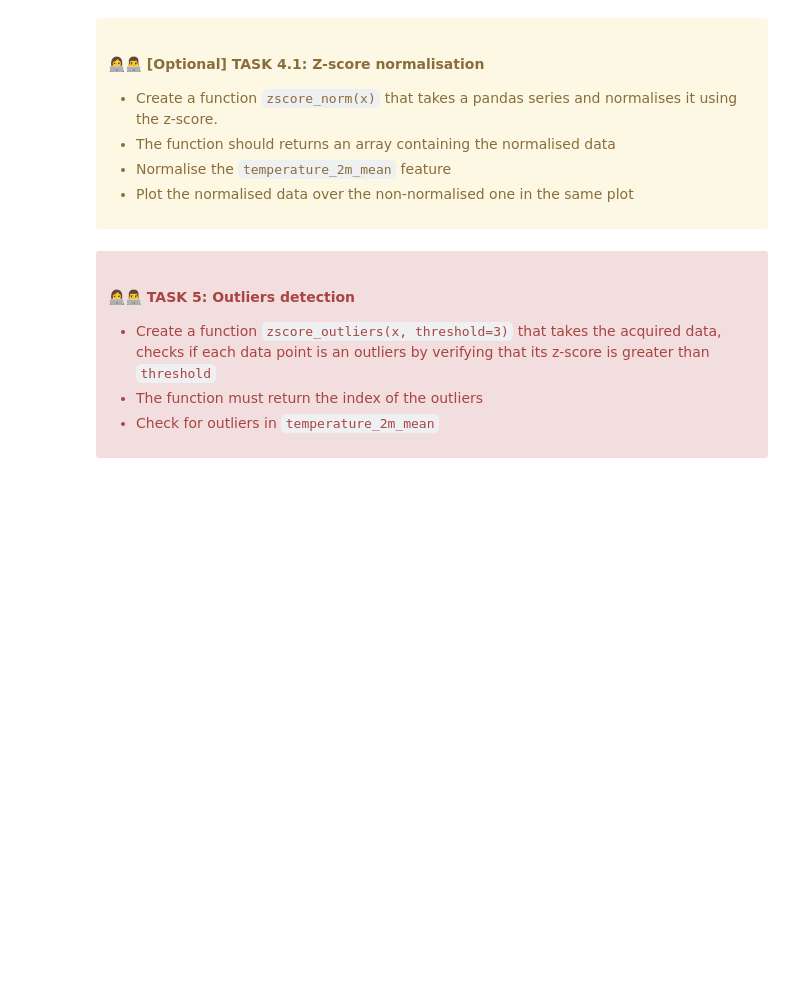
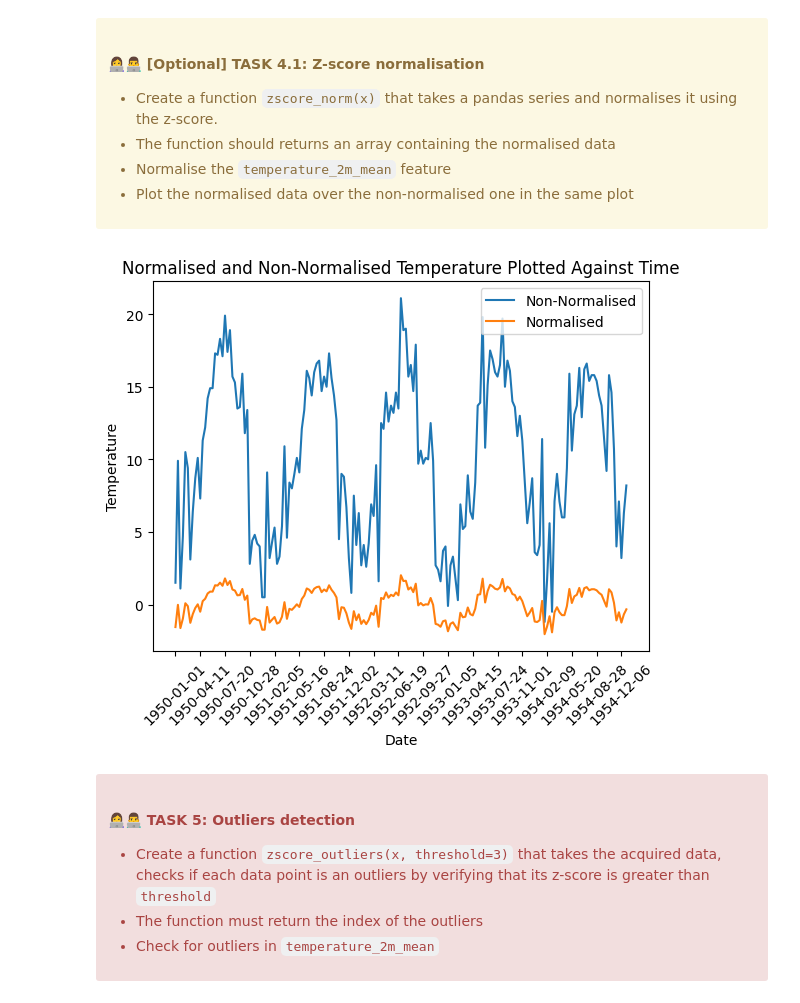
Before and after one commit to UCL-ELEC0136/3-data-processing-LeoPhh, a Jupyter notebook: 3-data-processing.ipynb, the cells around one changed output. Saved outputs shown, nothing was run; the diff lists cells and outputs as text; code cells hidden in the pictures; blank space fills up the shorter version.

```diff
--- a/3-data-processing.ipynb
+++ b/3-data-processing.ipynb
@@ -296,14 +304,28 @@ def minmax_norm(x: ArrayLike) -> ArrayLike:
 # %%
 def zscore_norm(x: ArrayLike) -> ArrayLike:
     """
     Normalises the data using the z-score normalization.
 
     Args:
         x (ArrayLike): data to be normalized
     Returns:
         (ArrayLike): normalized data
     """
     # add your code here
+    mean = np.mean(x)
+    standard_deviation = np.std(x)
+    return [(i-mean)/standard_deviation for i in x]
+
+znormalized = zscore_norm(list(time_series["temperature_2m_mean"]))
+
+X = list(time_series["time"])[0::10]
+Ys = [list(time_series["temperature_2m_mean"])[0::10], znormalized[0::10]]
+
+figure, axis = lineplots(X, Ys, "Normalised and Non-Normalised Temperature Plotted Against Time", "Date", "Temperature", ["Non-Normalised", "Normalised"])
+
+plt.show()
+# %% [output]
+[figure, added]
 # %% [markdown]
 <div class="alert alert-block alert-danger">
 <h4>👩‍💻👨‍💻 TASK 5: Outliers detection</h4>
```
Also changed, not shown: parts of 1 cell of this notebook.
